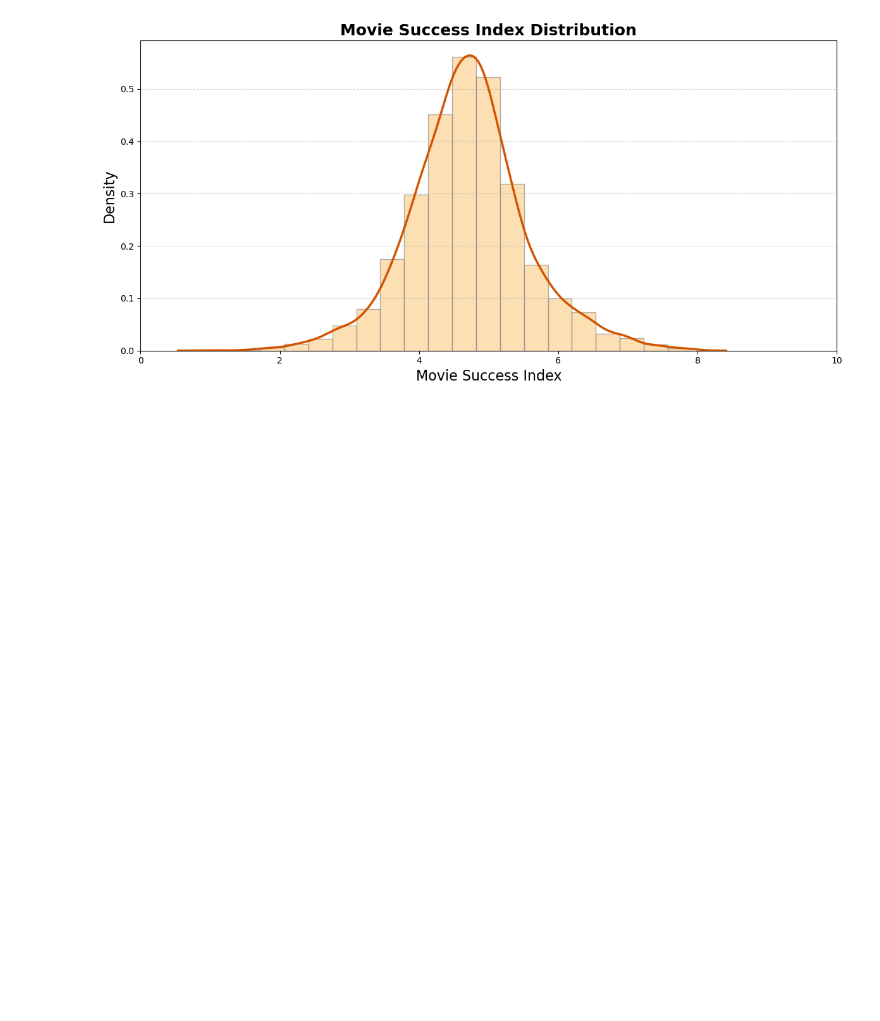
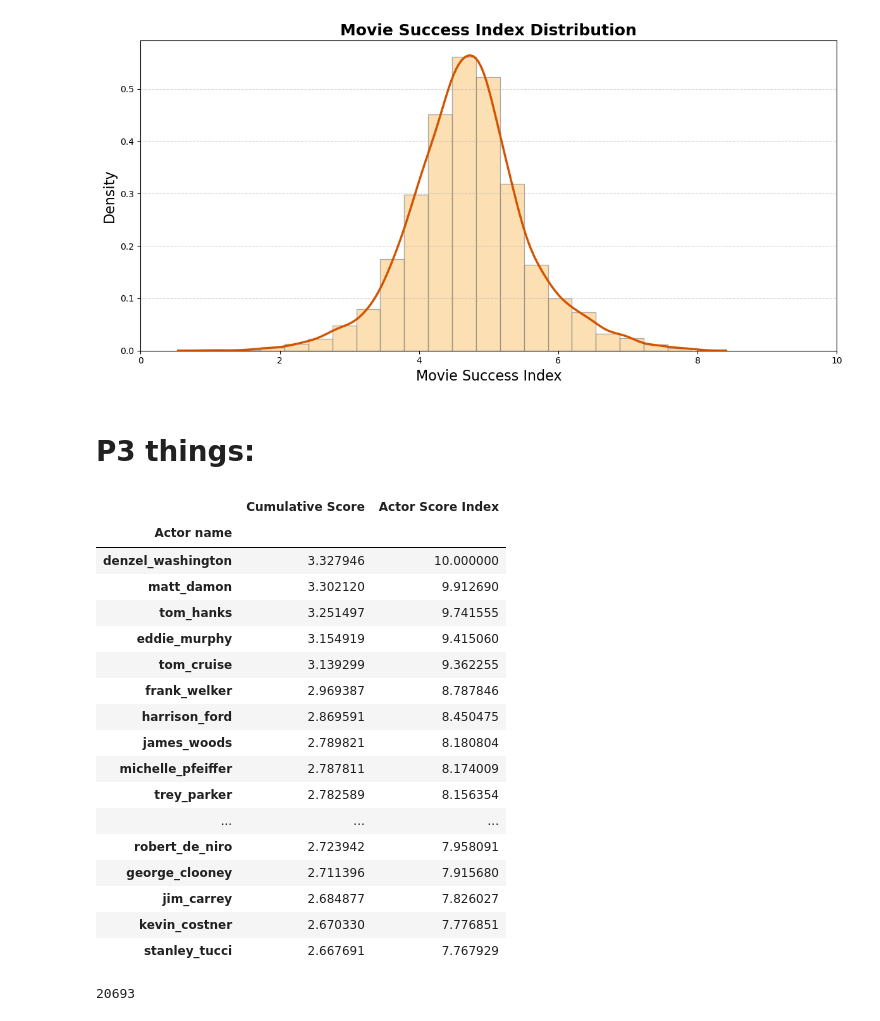
Before and after one commit to epfl-ada/ada-2024-project-sigma-squad, a Jupyter notebook: mael_test.ipynb, the cells around one changed output. Cells and saved outputs as stored; diff of their text form; code cells hidden in the pictures; blank space fills up the shorter version.

```diff
--- a/mael_test.ipynb
+++ b/mael_test.ipynb
@@ -138,3 +138,33 @@ plt.show()
 plt = hist_std_config(df,'Movie Success Index')
 # %% [output]
 [figure]
+# %% [markdown]
+# P3 things:
+# %%
+actor_df = actor_data(df)
+actor_df = actor_success_index(actor_df)
+# %%
+actor_df.head(20)
+# %% [output]
+|  | Cumulative Score | Actor Score Index |
+| Actor name |  |  |
+| denzel_washington | 3.327946 | 10.000000 |
+| matt_damon | 3.302120 | 9.912690 |
+| tom_hanks | 3.251497 | 9.741555 |
+| eddie_murphy | 3.154919 | 9.415060 |
+| tom_cruise | 3.139299 | 9.362255 |
+| frank_welker | 2.969387 | 8.787846 |
+| harrison_ford | 2.869591 | 8.450475 |
+| james_woods | 2.789821 | 8.180804 |
+| michelle_pfeiffer | 2.787811 | 8.174009 |
+| trey_parker | 2.782589 | 8.156354 |
+| ... | ... | ... |
+| robert_de_niro | 2.723942 | 7.958091 |
+| george_clooney | 2.711396 | 7.915680 |
+| jim_carrey | 2.684877 | 7.826027 |
+| kevin_costner | 2.670330 | 7.776851 |
+| stanley_tucci | 2.667691 | 7.767929 |
+# %%
+len(actor_df)
+# %% [output]
+20693
```
Also changed, not shown: parts of 8 cells of this notebook, 13 other files.
